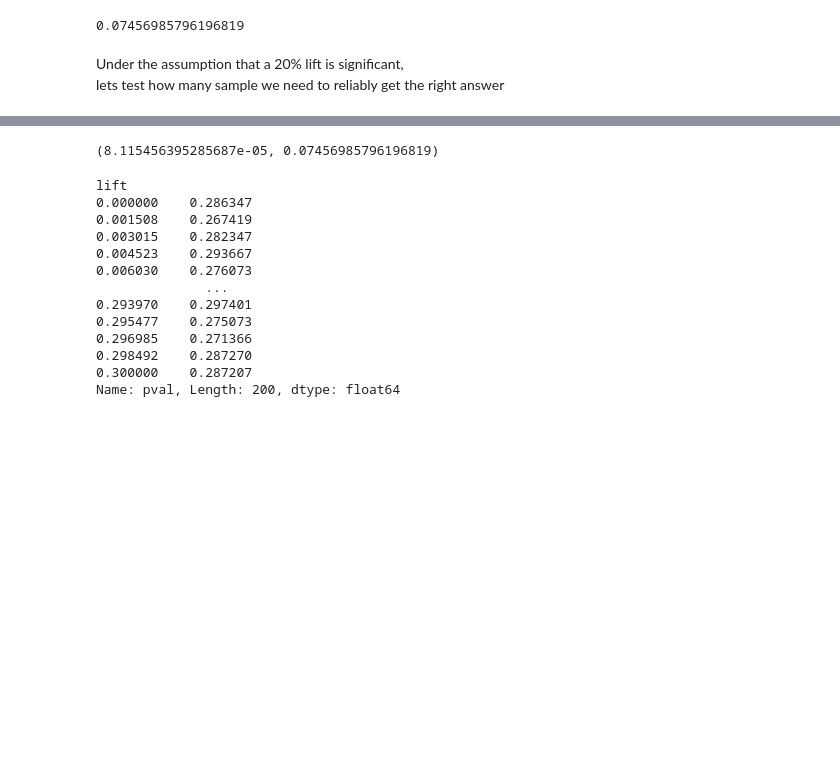
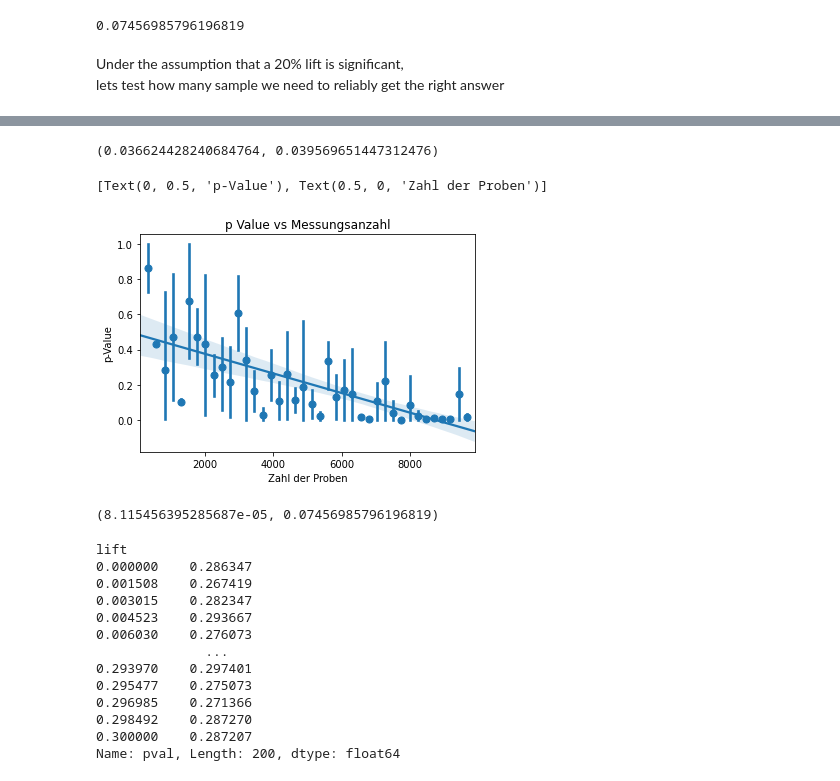
Before and after one commit to Ethuer/DataBlog, a Jupyter notebook: General/AB testing Teil 2.ipynb, the cells around one changed output, grey strips where cells are left out. Drawn from its saved outputs; the diff is of its cells as text; code cells hidden in the pictures; blank space fills up the shorter version.

```diff
--- a/AB testing Teil 2.ipynb
+++ b/General/AB testing Teil 2.ipynb
@@ -156,3 +152,32 @@ Wall time: 14.1 ms
+# %%
+# simulate sensitivitiy to sample size
+
+sample_sizes = [n*100 for n in range(1,100) ]
+
+p_values_samples_sizes = {}
+
+
+for samle_size in sample_sizes:
+    _, p_val = simulate_ABtest(ug, samle_size ,0.02)
+    p_values_samples_sizes[samle_size] = p_val
+# %%
+simulate_ABtest(ug, 10000 ,0.02)
+# %% [output]
+(0.036624428240684764, 0.039569651447312476)
+# %%
+dat = pd.DataFrame.from_dict({'pval':p_values_samples_sizes}, orient='columns')
+# %%
+dat.reset_index(inplace=True)
+# %%
+dat['significant'] = 1
+dat.loc[dat.pval < 0.05,'significant'] = 0
+# %%
+ax = sns.regplot(x='index',y='pval', data=dat, x_bins=40)
+ax.set_title("p Value vs Messungsanzahl")
+ax.set(xlabel='Zahl der Proben', ylabel='p-Value')
+# %% [output]
+[Text(0, 0.5, 'p-Value'), Text(0.5, 0, 'Zahl der Proben')]
+[figure, added]
 # %%
 simulate_ABtest(ug, 200, .2)
 # %% [output]
```
Also changed, not shown: parts of 5 cells of this notebook, 2 other files.
